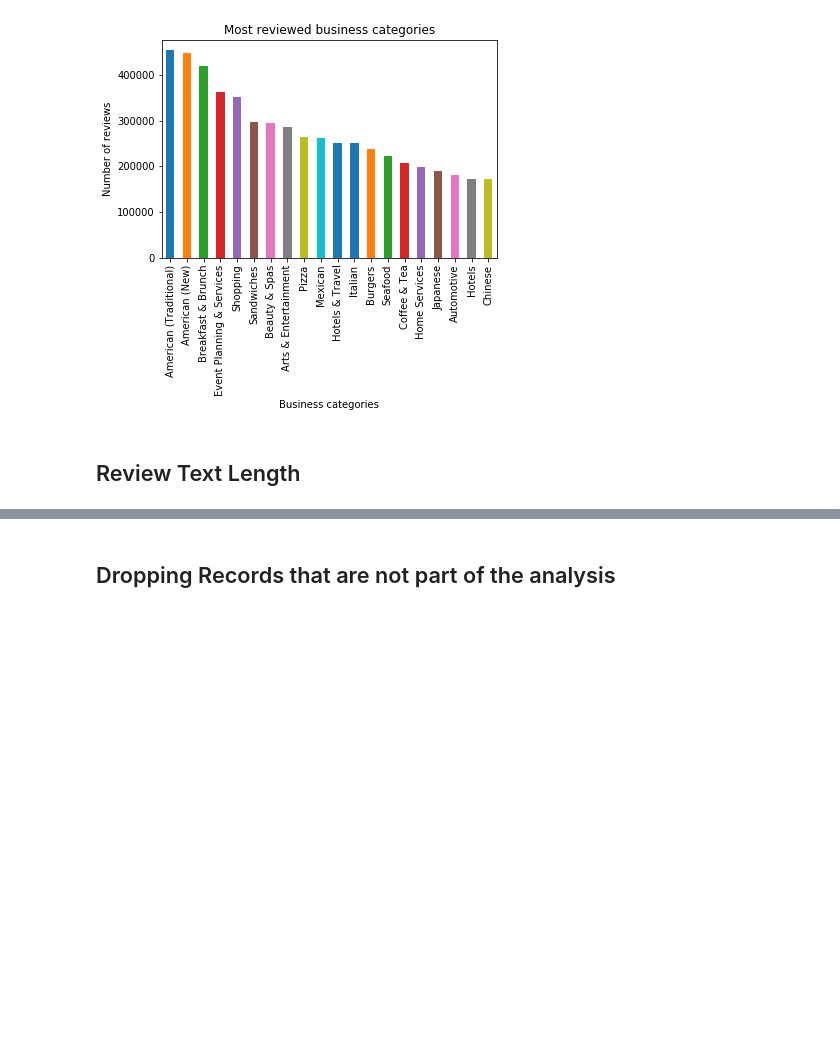
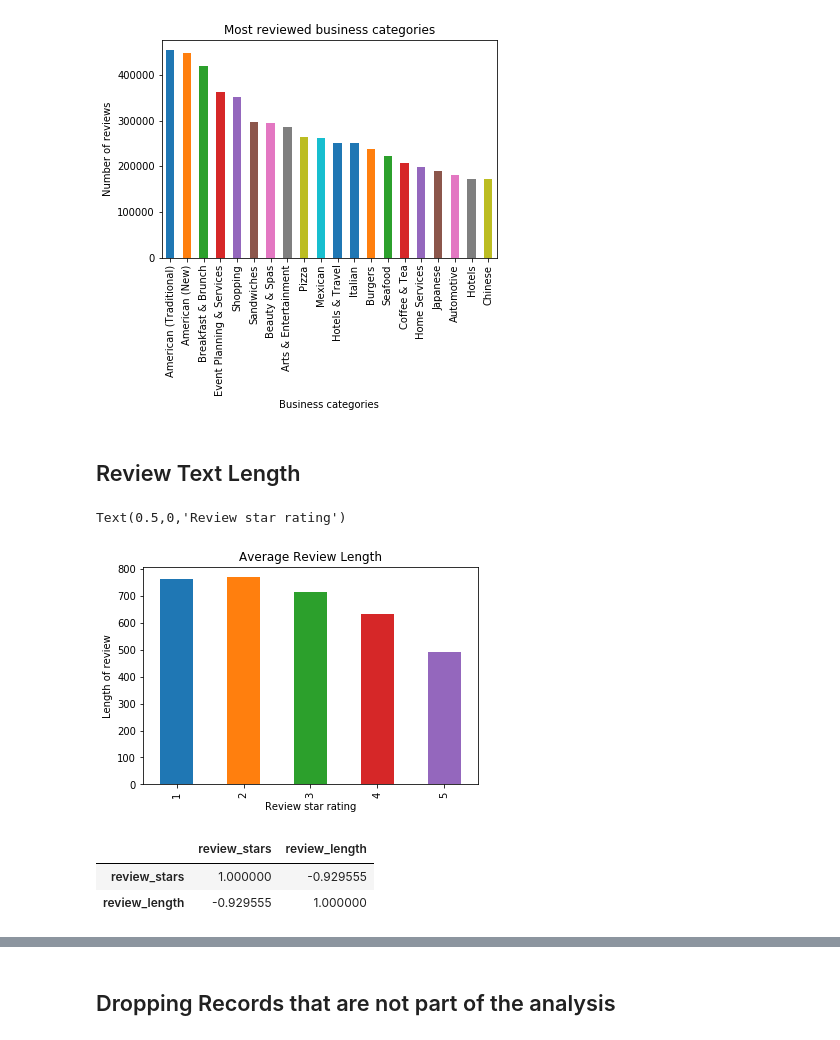
Before and after one commit to saravrajavelu/Yelp-Recommendation, a Jupyter notebook: Yelp.ipynb, the cells around one changed output, grey strips where cells are left out. Saved outputs shown, nothing was run; the diff lists cells and outputs as text; code cells hidden in the pictures; blank space fills up the shorter version.

```diff
--- a/Yelp.ipynb
+++ b/Yelp.ipynb
@@ -311,5 +321,18 @@ Text(0.5,0,'Business categories')
 [figure]
 # %% [markdown]
 ## Review Text Length
+# %%
+ax = review[['review_stars', 'review_length']].replace(0, np.NaN).groupby('review_stars').mean().review_length.plot(kind = 'bar', title = 'Average Review Length')
+ax.set_ylabel("Length of review")
+ax.set_xlabel("Review star rating")
+# %% [output]
+Text(0.5,0,'Review star rating')
+[figure, added]
+# %%
+review[['review_stars', 'review_length']].groupby('review_stars').mean().reset_index().corr()
+# %% [output]
+|  | review_stars | review_length |
+| review_stars | 1.000000 | -0.929555 |
+| review_length | -0.929555 | 1.000000 |
 # %%
 review[review.user_id.isin(elite_user_id)].review_length.mean(), review[~review.user_id.isin(elite_user_id)].review_length.mean()
```
Also changed, not shown: parts of 39 cells of this notebook.
